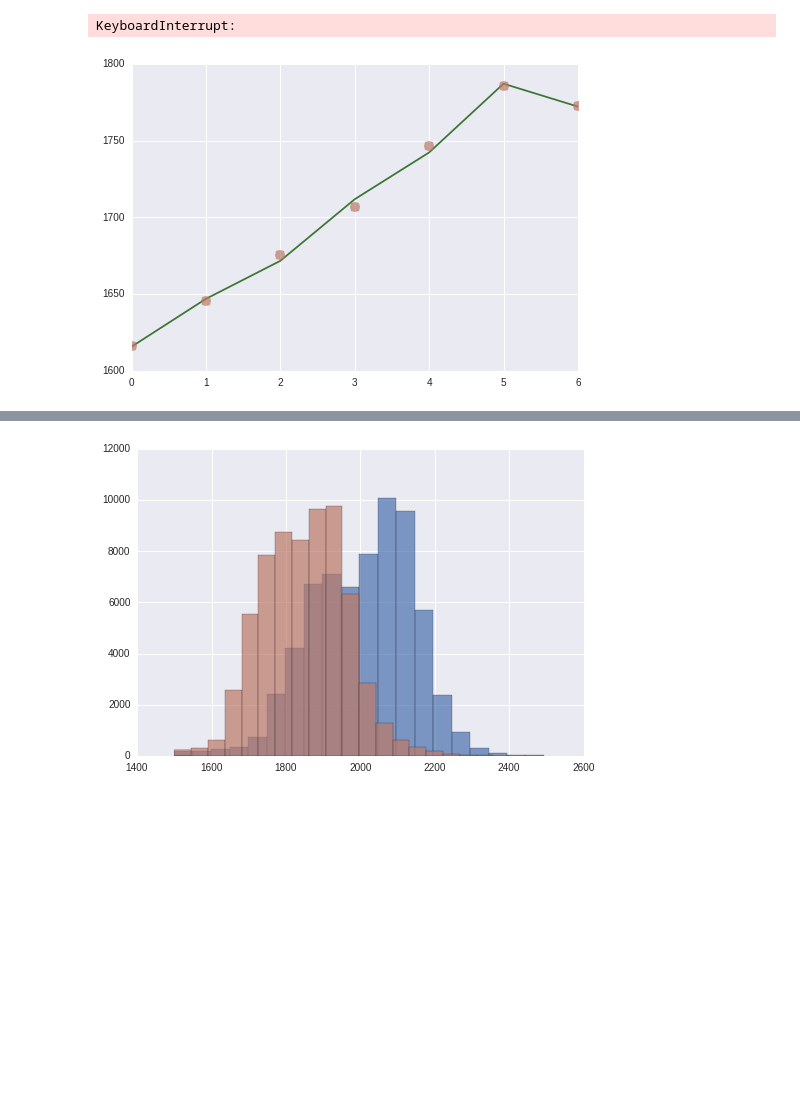
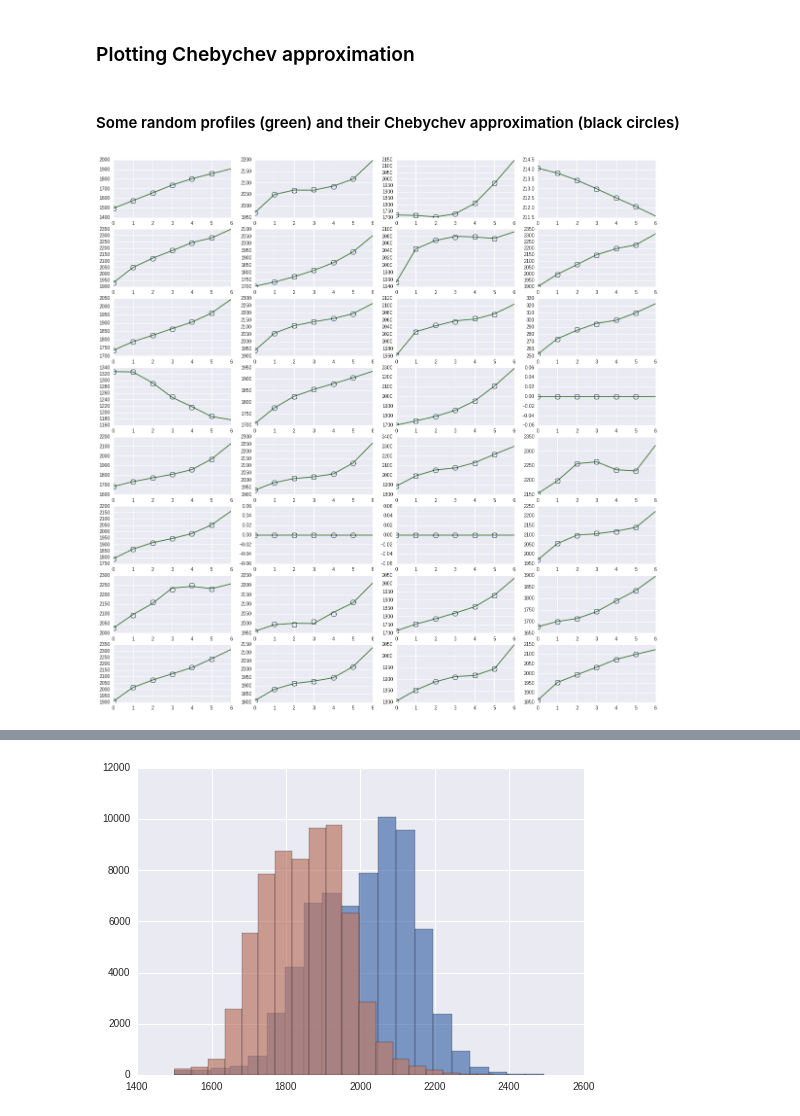
Before and after one commit to juhuntenburg/myelinconnect, a Jupyter notebook: notebooks/t1_vs_embedding.ipynb, the cells around one changed output, grey strips where cells are left out. Saved outputs shown, nothing was run; the diff lists cells and outputs as text; code cells hidden in the pictures; blank space fills up the shorter version.

```diff
--- a/notebooks/t1_vs_embedding.ipynb
+++ b/notebooks/t1_vs_embedding.ipynb
@@ -60,11 +61,0 @@ time.sleep
-# %%
-#node = 5000
-x = np.array(range(t1_profiles[:,2:9].shape[1]))
-for node in range(v.shape[0]):
-    plt.plot(t1_profiles[node, 2:9], color=colors[3])
-    plt.plot(np.polynomial.chebyshev.chebval(x, coeff[node]),
-             color=colors[5], linestyle='None', marker='o', markersize=10, alpha=0.7);
-    time.sleep(100)
-# %% [output]
-KeyboardInterrupt:
-[figure, removed]
@@ -78,0 +64,19 @@ coeff_3 = coeff[:,3]
+# %% [markdown]
+### Plotting Chebychev approximation
+# %% [markdown]
+#### Some random profiles (green) and their Chebychev approximation (black circles)
+# %%
+np.random.seed(seed=16)
+nodes = np.random.randint(0,v.shape[0], 32)
+x=np.arange(coeff.shape[1])
+
+fig = plt.figure(figsize=(20,20))
+for i in range(32):
+    ax = fig.add_subplot(8,4,i+1)
+    plt.plot(t1_profiles[nodes[i], 2:9], color=colors[3])
+    plt.plot(np.polynomial.chebyshev.chebval(x, coeff[nodes[i]]),
+             color=colors[1], linestyle='None', fillstyle='none',
+             marker='o', markersize=10,  markeredgewidth=1)
+    #ax.set_ylim([1500,2500])
+# %% [output]
+[figure, added]
```
Also changed, not shown: parts of 39 cells of this notebook.
